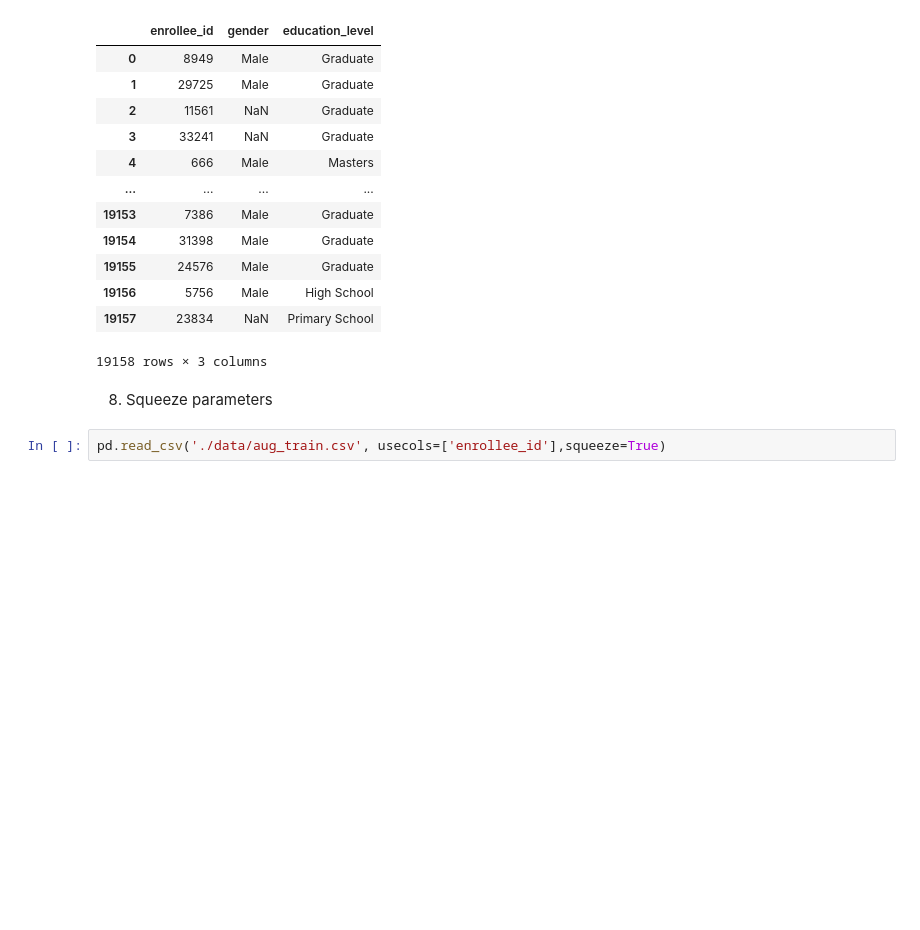
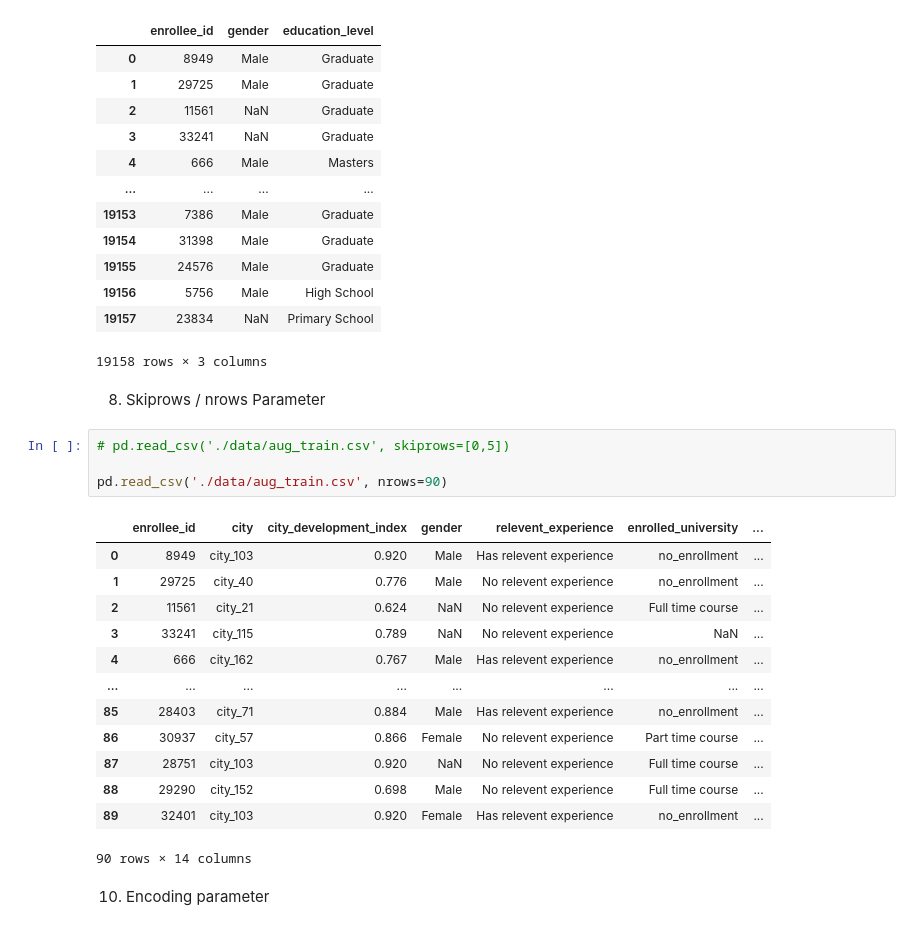
Before and after one commit to Narotam-Mishra/machine-learning-concepts, a Jupyter notebook: core-ml/working-with-csv.ipynb, the cells around one changed output. Cells and saved outputs as stored; diff of their text form; blank space fills up the shorter version.

```diff
--- a/core-ml/working-with-csv.ipynb
+++ b/core-ml/working-with-csv.ipynb
@@ -117,7 +117,25 @@ df5
 | 19156 | 5756 | Male | High School |
 | 19157 | 23834 | NaN | Primary School |
 19158 rows × 3 columns
-# %% [markdown]
-8. Squeeze parameters
-# %%
-pd.read_csv('./data/aug_train.csv', usecols=['enrollee_id'],squeeze=True)
+# %% [markdown]
+8. Skiprows / nrows Parameter
+# %%
+# pd.read_csv('./data/aug_train.csv', skiprows=[0,5])
+
+pd.read_csv('./data/aug_train.csv', nrows=90)
+# %% [output]
+|  | enrollee_id | city | city_development_index | gender | relevent_experience | enrolled_university | ... |
+| 0 | 8949 | city_103 | 0.920 | Male | Has relevent experience | no_enrollment | ... |
+| 1 | 29725 | city_40 | 0.776 | Male | No relevent experience | no_enrollment | ... |
+| 2 | 11561 | city_21 | 0.624 | NaN | No relevent experience | Full time course | ... |
+| 3 | 33241 | city_115 | 0.789 | NaN | No relevent experience | NaN | ... |
+| 4 | 666 | city_162 | 0.767 | Male | Has relevent experience | no_enrollment | ... |
+| ... | ... | ... | ... | ... | ... | ... | ... |
+| 85 | 28403 | city_71 | 0.884 | Male | Has relevent experience | no_enrollment | ... |
+| 86 | 30937 | city_57 | 0.866 | Female | No relevent experience | Part time course | ... |
+| 87 | 28751 | city_103 | 0.920 | NaN | No relevent experience | Full time course | ... |
+| 88 | 29290 | city_152 | 0.698 | Male | No relevent experience | Full time course | ... |
+| 89 | 32401 | city_103 | 0.920 | Female | Has relevent experience | no_enrollment | ... |
+90 rows × 14 columns
+# %% [markdown]
+10. Encoding parameter
```
Also changed, not shown: parts of 15 cells of this notebook, 2 other files.
